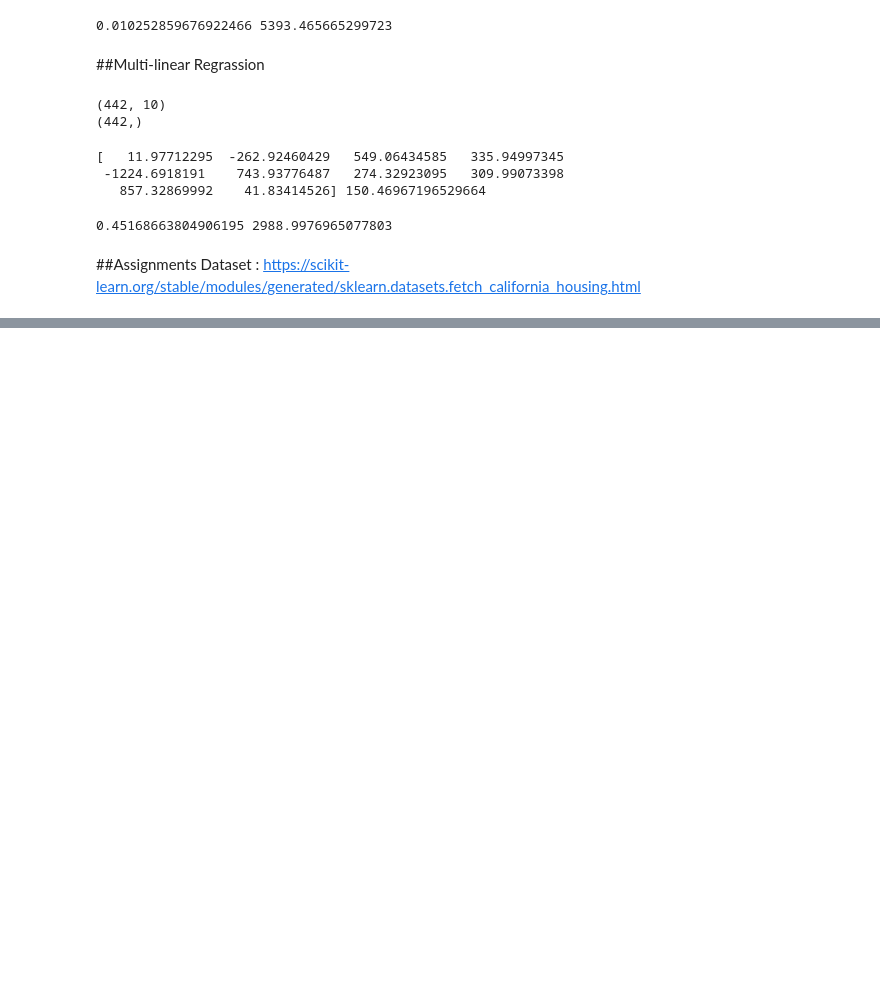
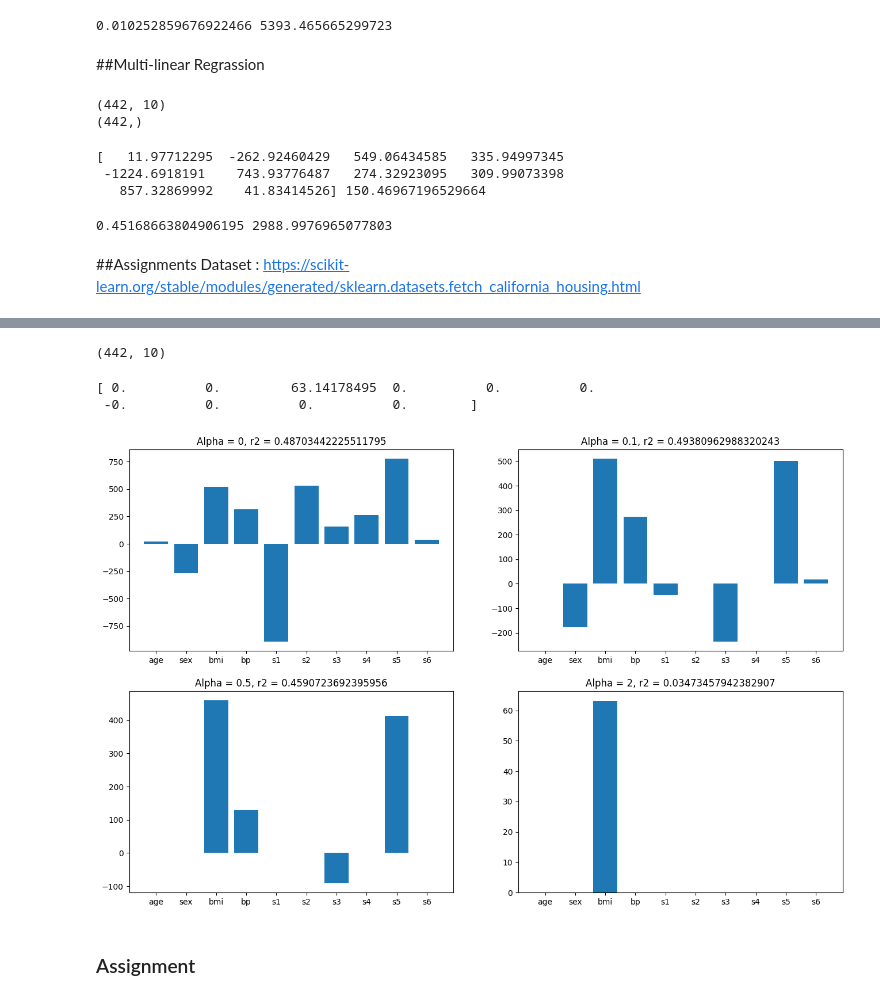
Before and after one commit to skp163/AlphaML, a Jupyter notebook: AlphaMl_notebook.ipynb, the cells around one changed output, grey strips where cells are left out. Saved outputs shown, nothing was run; the diff lists cells and outputs as text; code cells hidden in the pictures; blank space fills up the shorter version.

```diff
--- a/AlphaMl_notebook .ipynb
+++ b/AlphaMl_notebook.ipynb
@@ -1071,0 +1089,49 @@ from sklearn.datasets import fetch_california_housing
+# %%
+dataset = load_diabetes()
+data = dataset['data']
+# %%
+x = data
+y = dataset['target']
+feature_names = dataset['feature_names']
+# %%
+print(x.shape)
+# %% [output]
+(442, 10)
+# %%
+x_train, x_test, y_train, y_test = train_test_split(x, y, test_size=0.2)
+# %%
+w = []
+r2 = []
+alpha_list = [0, 0.1, 0.5, 2]
+
+for alpha in alpha_list:
+    # fit model
+    model = Lasso(alpha=alpha)
+    model.fit(x_train, y_train)
+
+    # prediction
+    y_pred = model.predict(x_test)
+
+    # store metrics for prediction, for each fit
+    r2.append(r2_score(y_test, y_pred))
+    w.append(model.coef_.tolist())
+# %%
+print(model.coef_)
+# %% [output]
+[ 0.          0.         63.14178495  0.          0.          0.
+ -0.          0.          0.          0.        ]
+# %%
+# Visualise Feature Selection
+
+plt.figure(figsize=(16, 10))
+
+for i in range(len(alpha_list)):
+  plt.subplot(2, 2, i+1)
+  plt.bar(feature_names, w[i])
+  plt.title('Alpha = {}, r2 = {}'.format(alpha_list[i], r2[i]))
+
+plt.show()
+# %% [output]
+[figure, added]
+# %% [markdown]
+### Assignment ###
```
Also changed, not shown: parts of 6 cells of this notebook, 1 other file.
